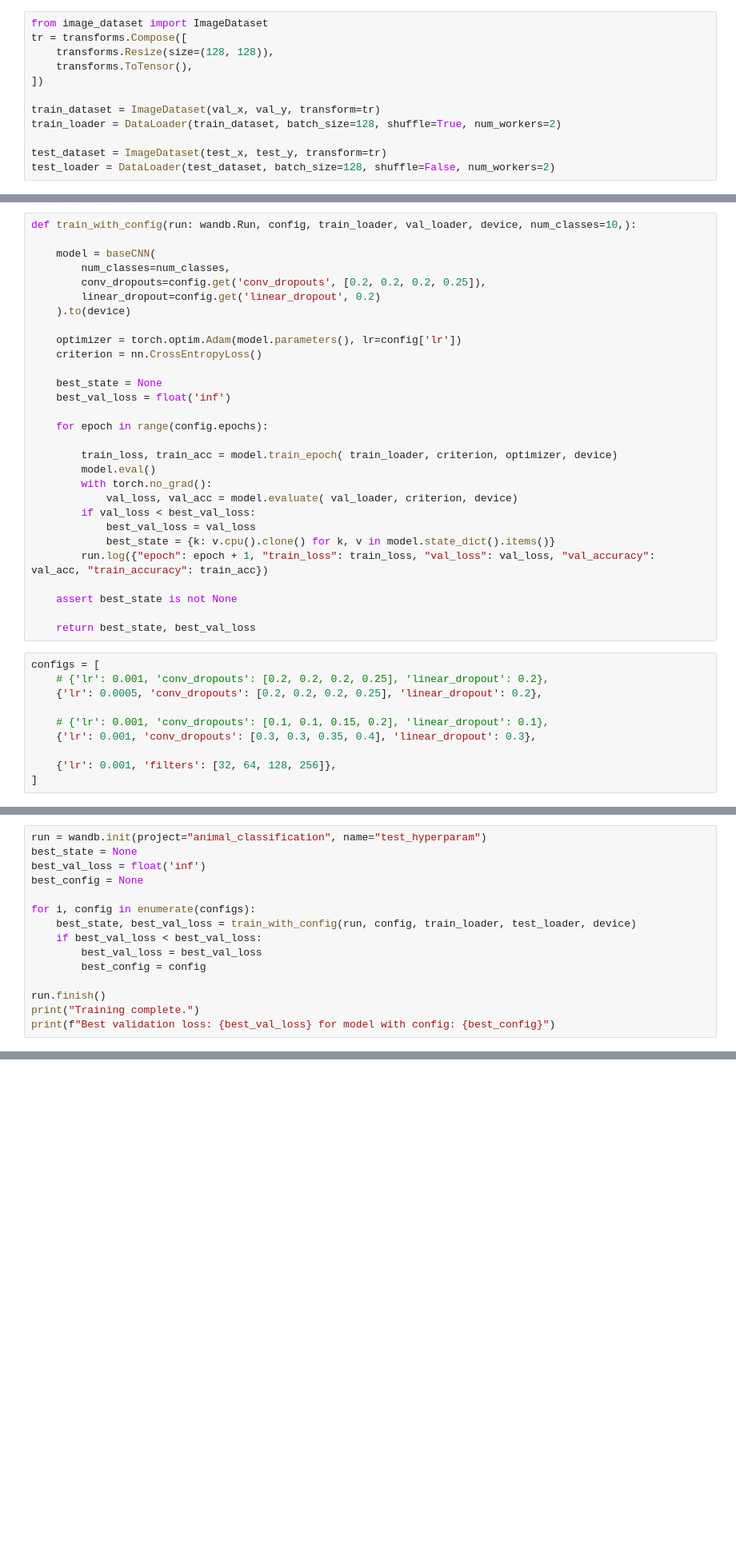
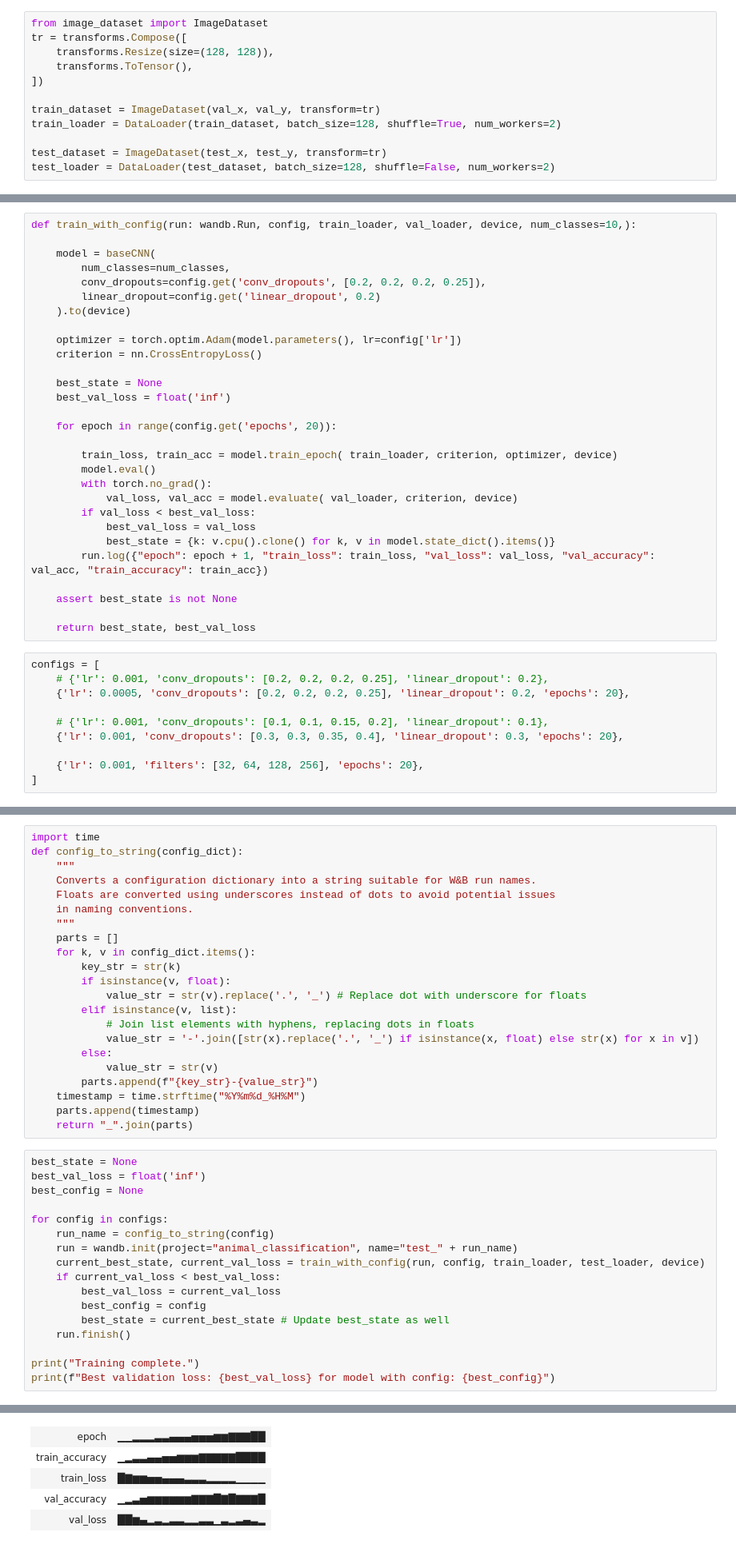
Before and after one commit to LeoneedDev/animal_classification, a Jupyter notebook: new_model.ipynb, the cells around one changed output, grey strips where cells are left out. Shown at 80% size. Drawn from its saved outputs; the diff is of its cells as text; blank space fills up the shorter version.

Commit message:
feat: graph for wandb is ready

```diff
--- a/new_model.ipynb
+++ b/new_model.ipynb
@@ -258,7 +286,7 @@ def train_with_config(run: wandb.Run, config, train_loader, val_loader, device,
     best_state = None
     best_val_loss = float('inf')
 
-    for epoch in range(config.epochs):
+    for epoch in range(config.get('epochs', 20)):
 
         train_loss, train_acc = model.train_epoch( train_loader, criterion, optimizer, device)
         model.eval()
@@ -275,11 +303,11 @@ def train_with_config(run: wandb.Run, config, train_loader, val_loader, device,
 # %%
 configs = [
     # {'lr': 0.001, 'conv_dropouts': [0.2, 0.2, 0.2, 0.25], 'linear_dropout': 0.2},
-    {'lr': 0.0005, 'conv_dropouts': [0.2, 0.2, 0.2, 0.25], 'linear_dropout': 0.2},
+    {'lr': 0.0005, 'conv_dropouts': [0.2, 0.2, 0.2, 0.25], 'linear_dropout': 0.2, 'epochs': 20},
 
     # {'lr': 0.001, 'conv_dropouts': [0.1, 0.1, 0.15, 0.2], 'linear_dropout': 0.1},
-    {'lr': 0.001, 'conv_dropouts': [0.3, 0.3, 0.35, 0.4], 'linear_dropout': 0.3},
+    {'lr': 0.001, 'conv_dropouts': [0.3, 0.3, 0.35, 0.4], 'linear_dropout': 0.3, 'epochs': 20},
 
-    {'lr': 0.001, 'filters': [32, 64, 128, 256]},
+    {'lr': 0.001, 'filters': [32, 64, 128, 256], 'epochs': 20},
 ]
 # %%
@@ -293,15 +326,40 @@ else:
+# %%
+import time
+def config_to_string(config_dict):
+    """
+    Converts a configuration dictionary into a string suitable for W&B run names.
+    Floats are converted using underscores instead of dots to avoid potential issues
+    in naming conventions.
+    """
+    parts = []
+    for k, v in config_dict.items():
+        key_str = str(k)
+        if isinstance(v, float):
+            value_str = str(v).replace('.', '_') # Replace dot with underscore for floats
+        elif isinstance(v, list):
+            # Join list elements with hyphens, replacing dots in floats
+            value_str = '-'.join([str(x).replace('.', '_') if isinstance(x, float) else str(x) for x in v])
+        else:
+            value_str = str(v)
+        parts.append(f"{key_str}-{value_str}")
+    timestamp = time.strftime("%Y%m%d_%H%M")
+    parts.append(timestamp)
+    return "_".join(parts)
 # %%
-run = wandb.init(project="animal_classification", name="test_hyperparam")
 best_state = None
 best_val_loss = float('inf')
 best_config = None
 
-for i, config in enumerate(configs):
-    best_state, best_val_loss = train_with_config(run, config, train_loader, test_loader, device)
-    if best_val_loss < best_val_loss:
-        best_val_loss = best_val_loss
+for config in configs:
+    run_name = config_to_string(config)
+    run = wandb.init(project="animal_classification", name="test_" + run_name)
+    current_best_state, current_val_loss = train_with_config(run, config, train_loader, test_loader, device)
+    if current_val_loss < best_val_loss:
+        best_val_loss = current_val_loss
         best_config = config
+        best_state = current_best_state # Update best_state as well
+    run.finish()
 
-run.finish()
 print("Training complete.")
 print(f"Best validation loss: {best_val_loss} for model with config: {best_config}")
+# %% [output]
@@ -307,0 +374,5 @@ print(f"Best validation loss: {best_val_loss} for model with config: {best_confi
+| epoch | ▁▁▂▂▂▃▃▄▄▄▅▅▅▆▆▇▇▇██ |
+| train_accuracy | ▁▂▃▃▄▄▅▅▆▆▆▇▇▇▇▇████ |
+| train_loss | █▇▆▆▅▅▄▄▄▃▃▃▂▂▂▂▁▁▁▁ |
+| val_accuracy | ▁▂▃▅▆▆▆▆▆▆▇▇▇█▇█▇▇▇█ |
+| val_loss | ██▆▄▂▃▂▃▃▂▂▃▃▁▃▂▃▄▃▂ |
```
Also changed, not shown: parts of 7 cells of this notebook.
